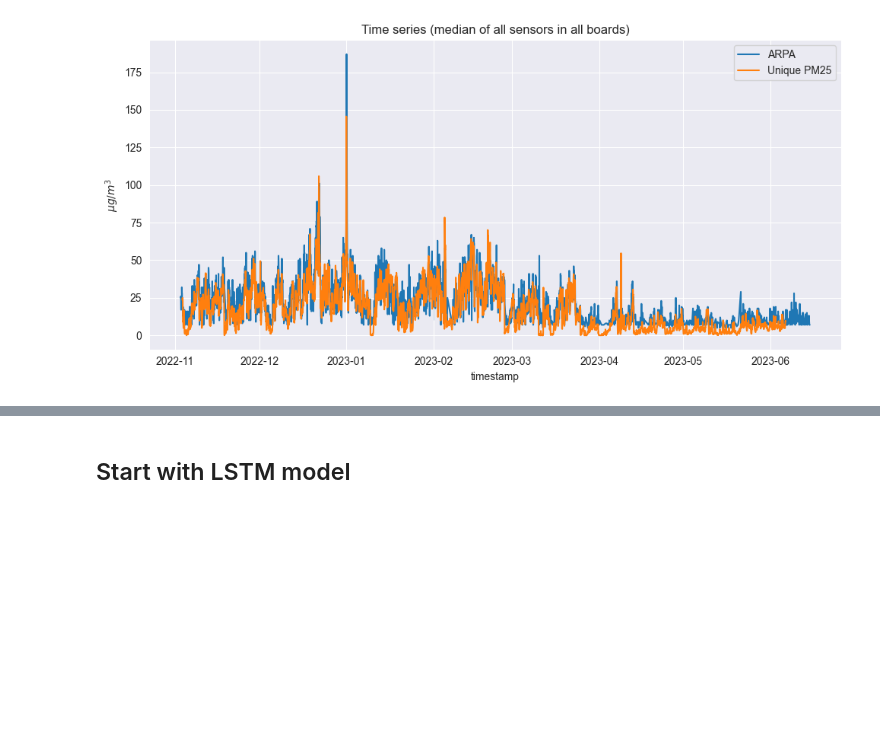
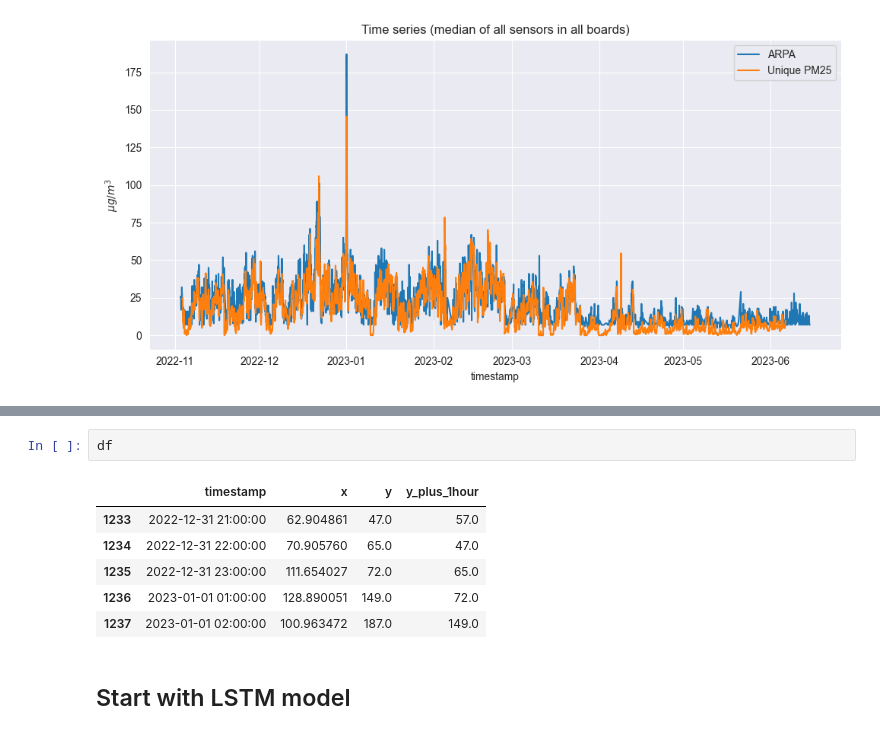
Before and after one commit to lolloberga/quantum_weather_station, a Jupyter notebook: model/LSTM.ipynb, the cells around one changed output, grey strips where cells are left out. Drawn from its saved outputs; the diff is of its cells as text; blank space fills up the shorter version.

```diff
--- a/model/LSTM.ipynb
+++ b/model/LSTM.ipynb
@@ -137,3 +175,12 @@ plt.show()
+# %%
+df
+# %% [output]
+|  | timestamp | x | y | y_plus_1hour |
+| 1233 | 2022-12-31 21:00:00 | 62.904861 | 47.0 | 57.0 |
+| 1234 | 2022-12-31 22:00:00 | 70.905760 | 65.0 | 47.0 |
+| 1235 | 2022-12-31 23:00:00 | 111.654027 | 72.0 | 65.0 |
+| 1236 | 2023-01-01 01:00:00 | 128.890051 | 149.0 | 72.0 |
+| 1237 | 2023-01-01 02:00:00 | 100.963472 | 187.0 | 149.0 |
 # %% [markdown]
 ## Start with LSTM model
 # %%
```
Also changed, not shown: parts of 4 cells of this notebook, 3 other files.
